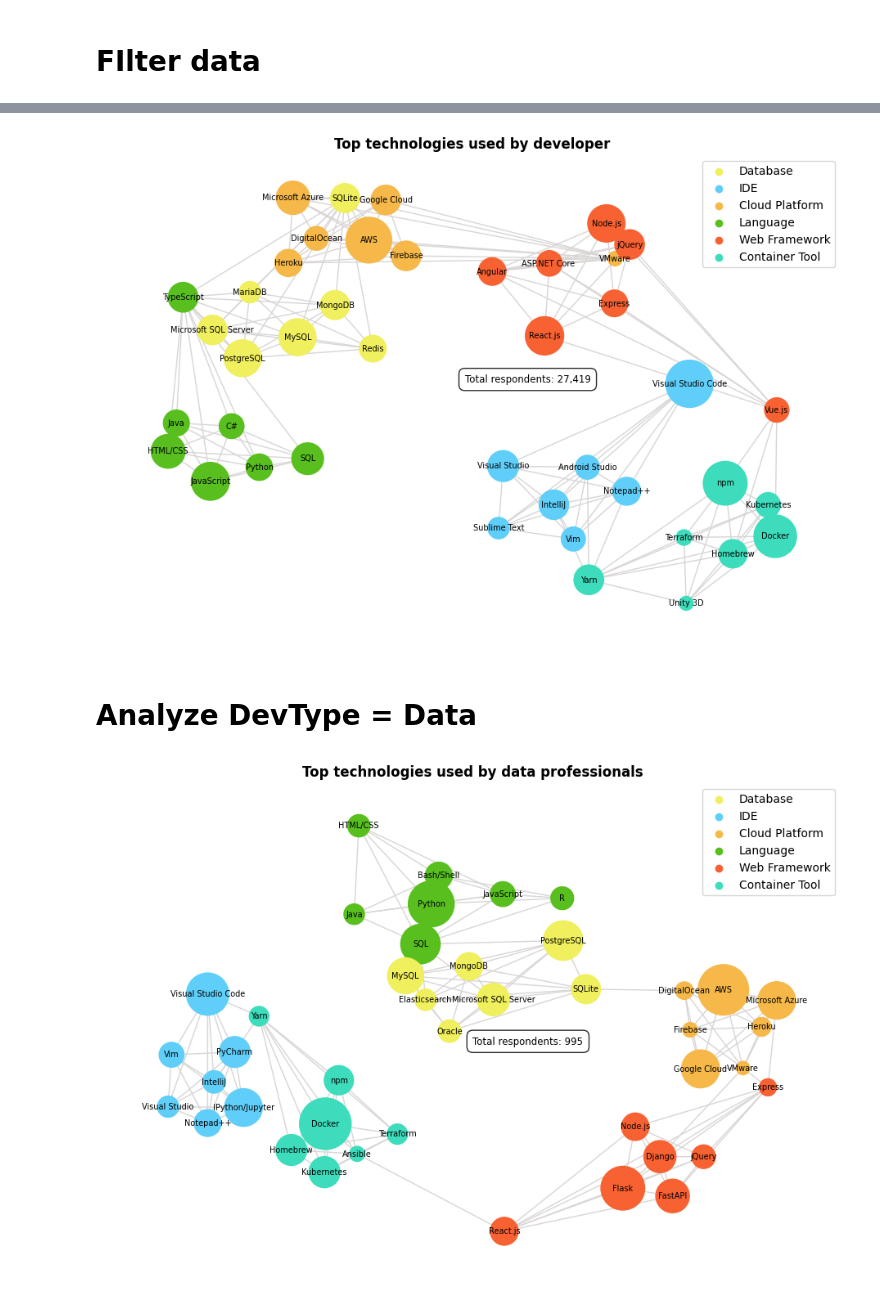
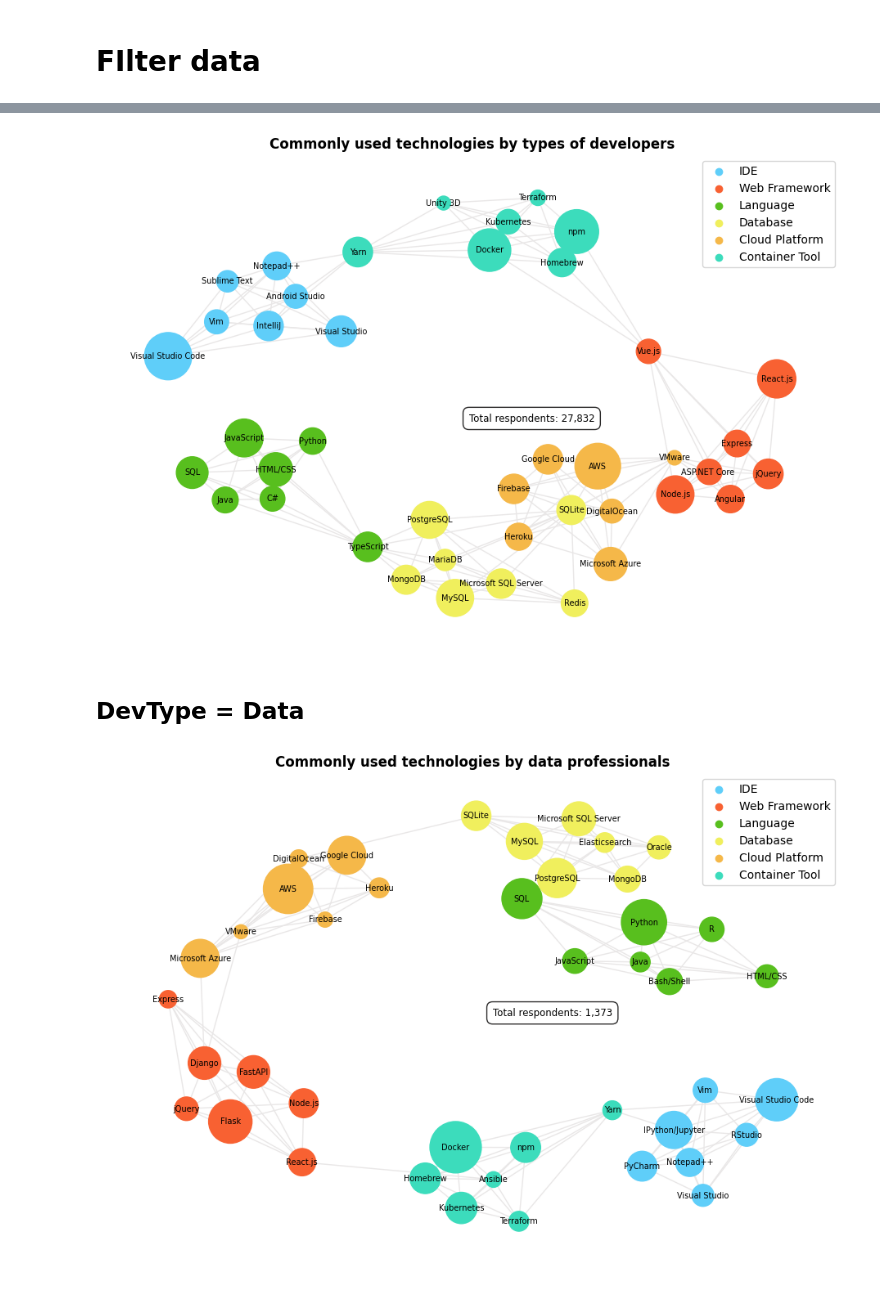
Before and after one commit to hongtranthianh/STACKOVERFLOW-INSIGHT-2022, a Jupyter notebook: Technology.ipynb, the cells around one changed output, grey strips where cells are left out. Saved outputs shown, nothing was run; the diff lists cells and outputs as text; code cells hidden in the pictures.

```diff
--- a/Technology.ipynb
+++ b/Technology.ipynb
@@ -40,0 +39,7 @@ filter_df = df[df['MainBranch']=='I am a developer by profession']
+# %%
+# Only analyze respondents who are either a developer by profession or
+# not primarily a developer but write code sometimes as part of their work
+
+filter_df = df[(df['MainBranch']=='I am a developer by profession') |
+               (df['MainBranch']=='I am not primarily a developer, but I write code sometimes as part of my work')]
+filter_df.head()
@@ -69,15 +81,21 @@ rename_dev_type = {'Dev':Dev,
 # %%
-devtype_df1 = filter_df[['DevType']].fillna('')
-devtype_df1 = f1.rename_to_df_func(df = devtype_df1,
-                                   col = 'DevType',
-                                   separator = ';',
-                                   rename_val_dict = rename_dev_type)
-dev_df = devtype_df1[devtype_df1['DevType']=='Dev']
+# Fill None value
+dev_df = filter_df[['DevType']].fillna('')
+
+# Rename value in DevType column
+dev_df = f1.rename_to_df_func(df = dev_df,
+                              col = 'DevType',
+                              separator = ';',
+                              rename_val_dict = rename_dev_type)
+dev_df = dev_df[dev_df['DevType']=='Dev']
+
 ## Get list of index of dev
 dev_index_list = list(dev_df.index.values)
-## Filter only developer for graph
+
+## Get data ready for networkx graph
 dev_graph_df = filter_df[filter_df.index.isin(dev_index_list)]
 dev_graph_df.drop(['MainBranch','DevType'], axis=1, inplace=True)
+
 dev_graph_df.head()
 # %% [output]
 A value is trying to be set on a copy of a slice from a DataFrame
@@ -95,16 +113,21 @@ See the caveats in the documentation: https://pandas.pydata.org/pandas-docs/stab
 # %%
 # Filter only data professionals
-devtype_df2 = filter_df[['DevType']].fillna('')
-devtype_df2 = f1.rename_to_df_func(df = devtype_df2,
+data_df = filter_df[['DevType']].fillna('')
+
+# Rename value in DevType column
+data_df = f1.rename_to_df_func(df = data_df,
                                    col = 'DevType',
                                    separator = ';',
                                    rename_val_dict = rename_dev_type)
-data_df = devtype_df2[devtype_df2['DevType']=='Data']
+data_df = data_df[data_df['DevType']=='Data']
+
 ## Get list of index of dev
 data_index_list = list(data_df.index.values)
-## Filter only data professionals for graph
+
+## Get data ready for networkx graph
 data_graph_df = filter_df[filter_df.index.isin(data_index_list)]
 data_graph_df.drop(['MainBranch','DevType'], axis=1, inplace=True)
+
 data_graph_df.head()
 # %% [output]
 A value is trying to be set on a copy of a slice from a DataFrame
@@ -124,18 +149,18 @@ f3.get_networkx_graph(df = dev_graph_df,
                       col_list = dev_graph_df.columns,
                       separator = ';',
                       top_n = 7,
-                      title = 'Top technologies used by developer',
-                      edge_color = '#d9d5d5')
+                      title = 'Commonly used technologies by types of developers',
+                      edge_color = '#e9e7e7')
 # %% [output]
-[figure, old version]
+[figure, new version]
 # %% [markdown]
-# Analyze DevType = Data
+## DevType = Data
 # %%
 f3.get_networkx_graph(data_graph_df,
                       col_list = dev_graph_df.columns,
                       separator = ';',
                       top_n = 7,
-                      title = 'Top technologies used by data professionals',
-                      edge_color = '#d9d5d5')
+                      title = 'Commonly used technologies by data professionals',
+                      edge_color = '#e9e7e7')
 # %% [output]
-[figure, old version]
+[figure, new version]
```
Also changed, not shown: parts of 9 cells of this notebook.
